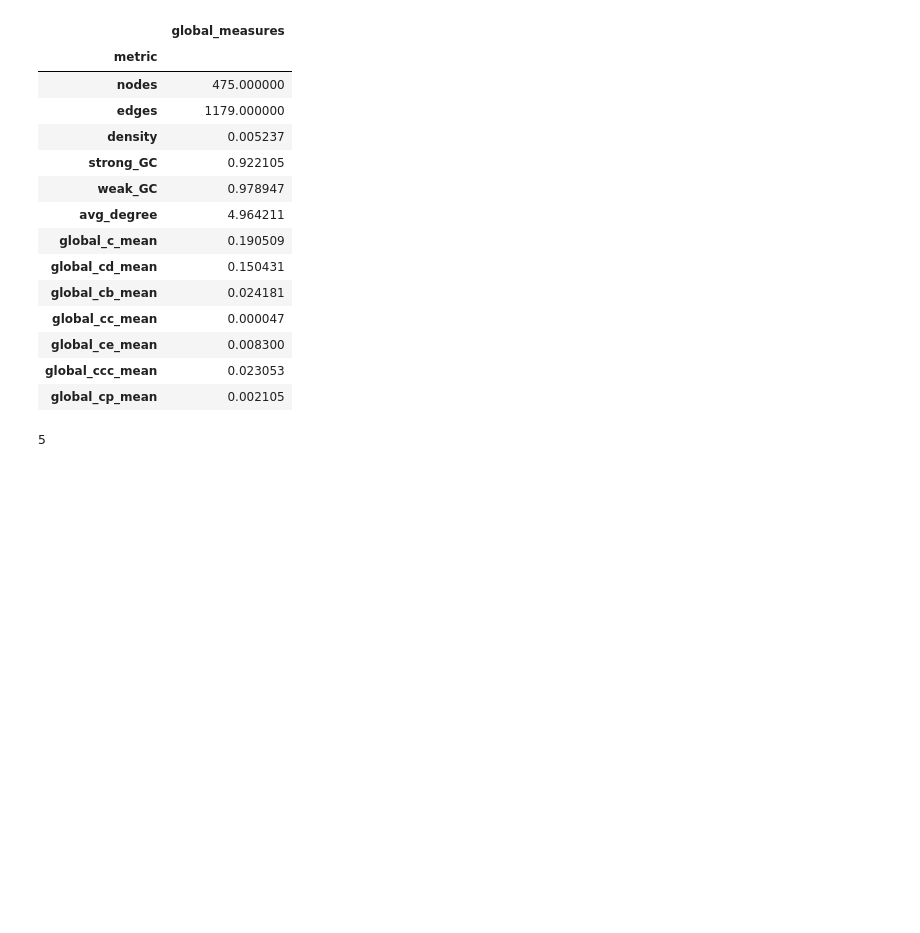
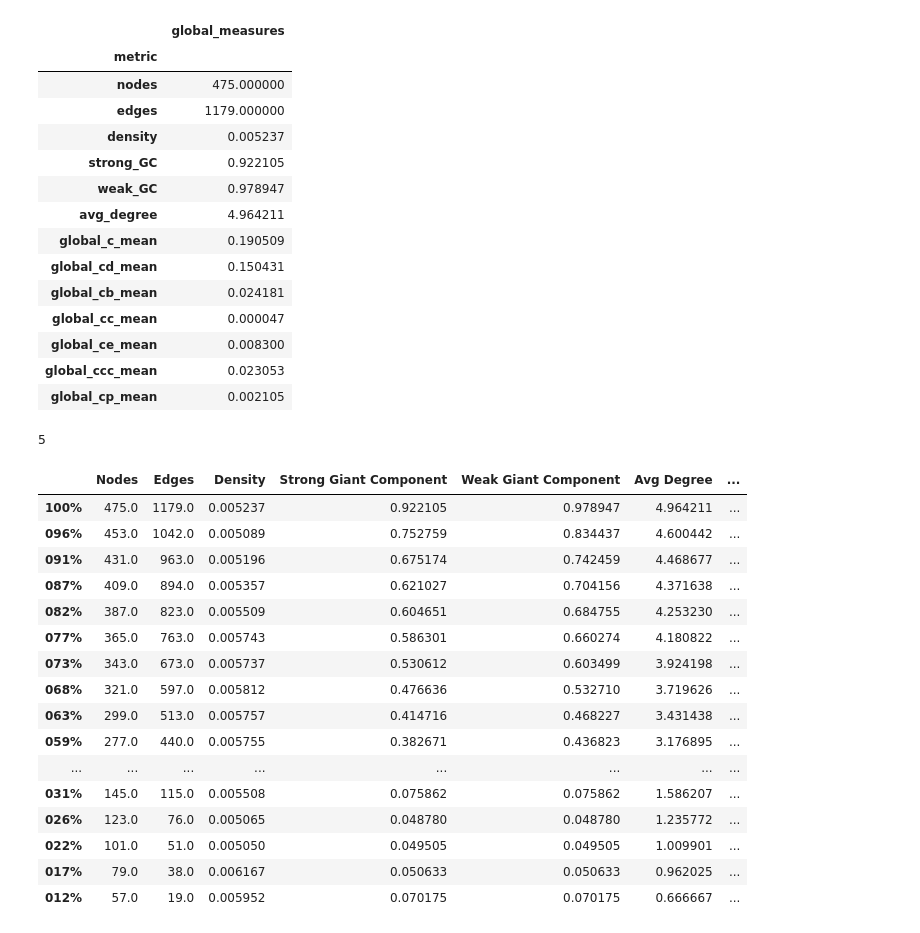
Before and after one commit to LucaPoli59/Da_TrNet, a Jupyter notebook: others_notebooks/tests.ipynb, the cells around one changed output. Drawn from its saved outputs; the diff is of its cells as text; code cells hidden in the pictures; blank space fills up the shorter version.

Commit message:
Attacks page done

```diff
--- a/others_notebooks/tests.ipynb
+++ b/others_notebooks/tests.ipynb
@@ -135,3 +171,31 @@ tmp = pd.concat([tmp]*5, ignore_index=True)
 len(tmp.to_dict(orient="records"))
 # %% [output]
 5
+# %%
+
+
+n_steps = 20
+attacks_types = ["random", "centrality", "centrality_degree", "centrality_betweenness", "centrality_closeness",
+                 "centrality_eigenvector", "centrality_pagerank"]
+attacks_results = {attack: pd.read_csv(os.path.join(ATTACKS_PATH, f"{attack}_{n_steps}.csv"), index_col=0)
+                   for attack in attacks_types}
+# %%
+prettify_graph_stats_columns(attacks_results["random"])
+# %% [output]
+|  | Nodes | Edges | Density | Strong Giant Component | Weak Giant Component | Avg Degree | ... |
+| 100% | 475.0 | 1179.0 | 0.005237 | 0.922105 | 0.978947 | 4.964211 | ... |
+| 096% | 453.0 | 1042.0 | 0.005089 | 0.752759 | 0.834437 | 4.600442 | ... |
+| 091% | 431.0 | 963.0 | 0.005196 | 0.675174 | 0.742459 | 4.468677 | ... |
+| 087% | 409.0 | 894.0 | 0.005357 | 0.621027 | 0.704156 | 4.371638 | ... |
+| 082% | 387.0 | 823.0 | 0.005509 | 0.604651 | 0.684755 | 4.253230 | ... |
+| 077% | 365.0 | 763.0 | 0.005743 | 0.586301 | 0.660274 | 4.180822 | ... |
+| 073% | 343.0 | 673.0 | 0.005737 | 0.530612 | 0.603499 | 3.924198 | ... |
+| 068% | 321.0 | 597.0 | 0.005812 | 0.476636 | 0.532710 | 3.719626 | ... |
+| 063% | 299.0 | 513.0 | 0.005757 | 0.414716 | 0.468227 | 3.431438 | ... |
+| 059% | 277.0 | 440.0 | 0.005755 | 0.382671 | 0.436823 | 3.176895 | ... |
+| ... | ... | ... | ... | ... | ... | ... | ... |
+| 031% | 145.0 | 115.0 | 0.005508 | 0.075862 | 0.075862 | 1.586207 | ... |
+| 026% | 123.0 | 76.0 | 0.005065 | 0.048780 | 0.048780 | 1.235772 | ... |
+| 022% | 101.0 | 51.0 | 0.005050 | 0.049505 | 0.049505 | 1.009901 | ... |
+| 017% | 79.0 | 38.0 | 0.006167 | 0.050633 | 0.050633 | 0.962025 | ... |
+| 012% | 57.0 | 19.0 | 0.005952 | 0.070175 | 0.070175 | 0.666667 | ... |
```
Also changed, not shown: parts of 4 cells of this notebook, 3 other files.
